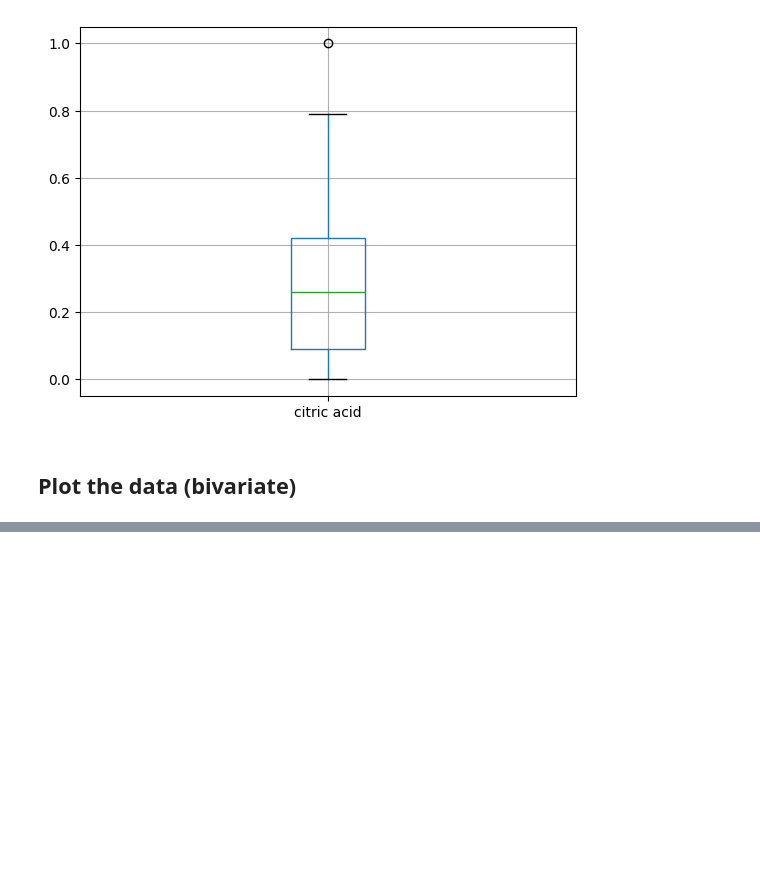
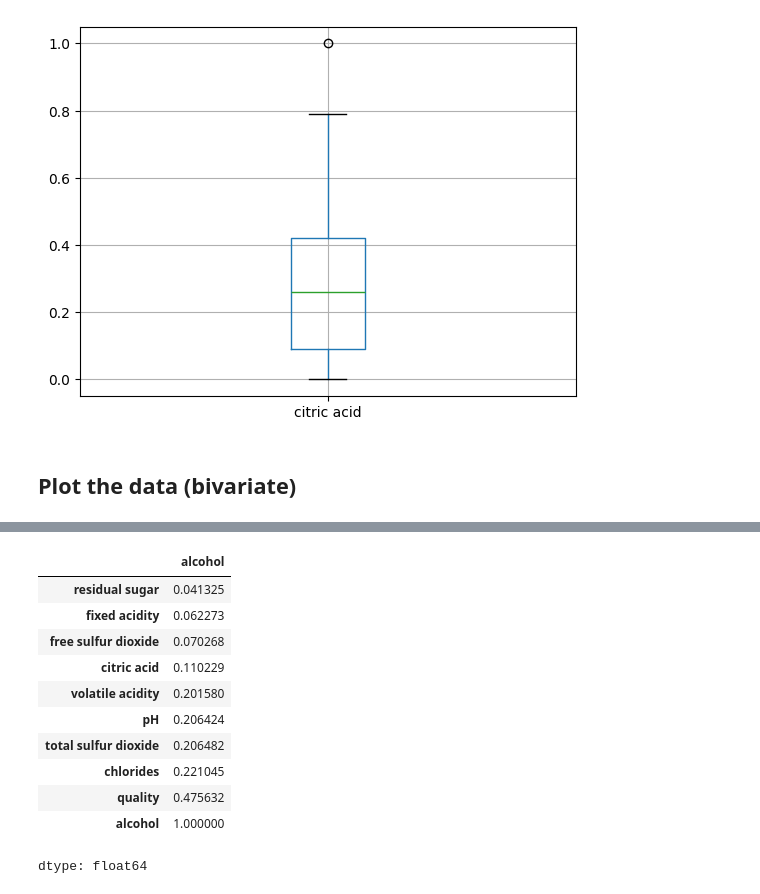
Before and after one commit to cnmi-ds-22/tanickell___Data-Science-Portfolio-C22, a Jupyter notebook: Modules/Module_1_Intro_to_DS_and_Naive_Bayes/Lectures/128-Data.Cleaning.and.EDA.end.ipynb, the cells around one changed output, grey strips where cells are left out. Saved outputs shown, nothing was run; the diff lists cells and outputs as text; code cells hidden in the pictures; blank space fills up the shorter version.

```diff
--- a/Modules/Module_1_Intro_to_DS_and_Naive_Bayes/Lectures/128-Data.Cleaning.and.EDA.end.ipynb
+++ b/Modules/Module_1_Intro_to_DS_and_Naive_Bayes/Lectures/128-Data.Cleaning.and.EDA.end.ipynb
@@ -748,0 +793,15 @@ alc_correlations
+# %%
+alc_correlations.abs().sort_values()
+# %% [output]
+|  | alcohol |
+| residual sugar | 0.041325 |
+| fixed acidity | 0.062273 |
+| free sulfur dioxide | 0.070268 |
+| citric acid | 0.110229 |
+| volatile acidity | 0.201580 |
+| pH | 0.206424 |
+| total sulfur dioxide | 0.206482 |
+| chlorides | 0.221045 |
+| quality | 0.475632 |
+| alcohol | 1.000000 |
+dtype: float64
```
Also changed, not shown: parts of 11 cells of this notebook.
